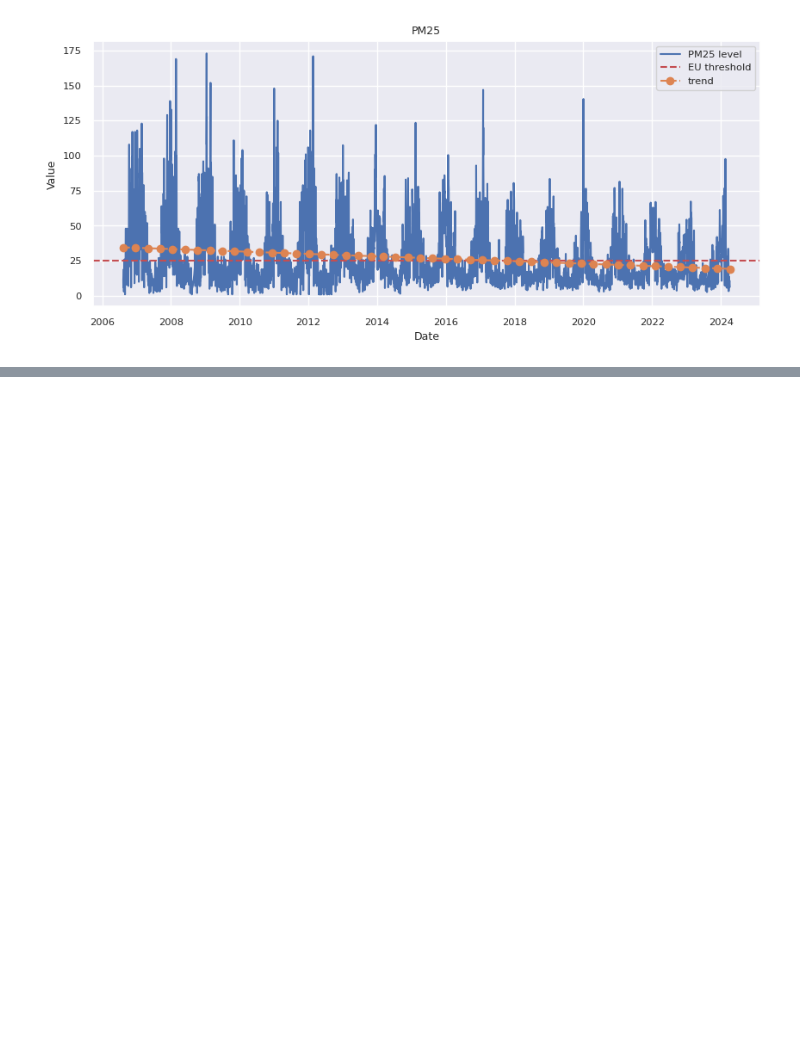
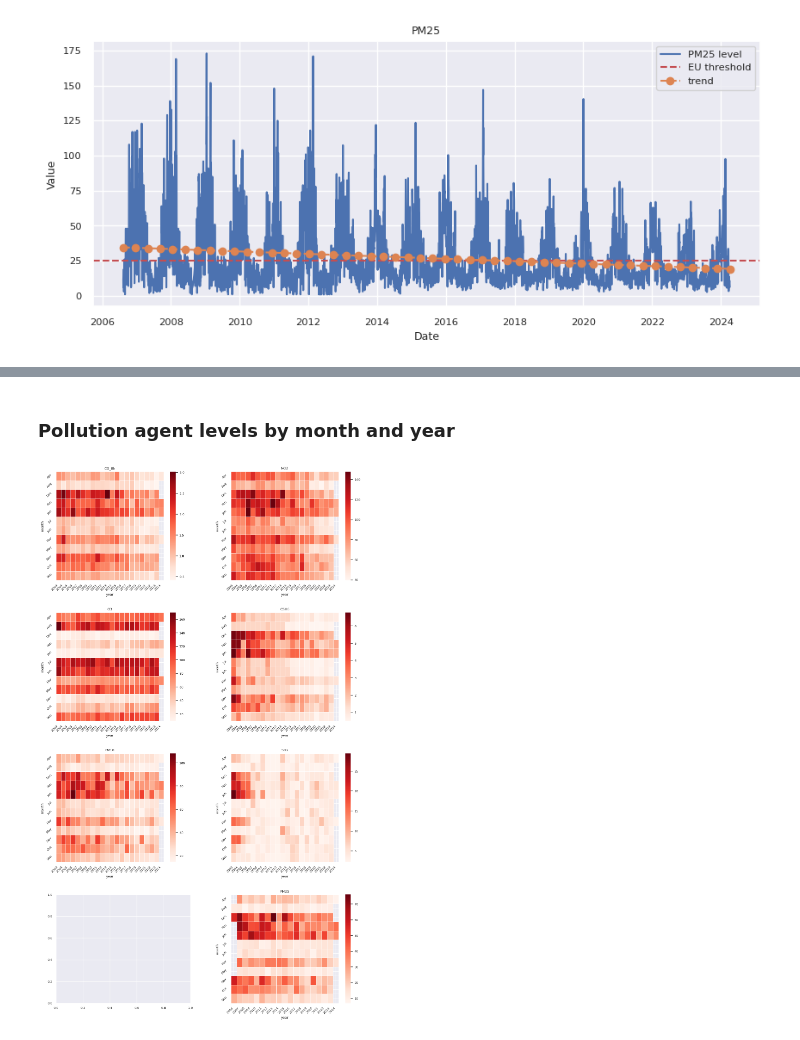
Before and after one commit to mrsalty/notebooks, a Jupyter notebook: eda-milan-air-pollution.ipynb, the cells around one changed output, grey strips where cells are left out. Drawn from its saved outputs; the diff is of its cells as text; code cells hidden in the pictures; blank space fills up the shorter version.

```diff
--- a/eda-milan-air-pollution.ipynb
+++ b/eda-milan-air-pollution.ipynb
@@ -170,0 +167,25 @@ for pa in pollution_agents:
+# %% [markdown]
+### Pollution agent levels by month and year
+# %%
+import calendar
+df_indexed_month_year = df[['data','inquinante','valore']]
+df_indexed_month_year['month'] = df_indexed_month_year["data"].dt.month
+df_indexed_month_year['year'] = df_indexed_month_year["data"].dt.year
+df_indexed_month_year = df_indexed_month_year.set_index(['month'])
+f,ax=plt.subplots(4,2,figsize=(12,20))
+f.tight_layout()
+f.subplots_adjust(hspace=0.3, wspace=0.3)
+sns.set(font_scale=0.75)
+
+for i,pa in enumerate(pollution_agents):
+    row = int(i/2)
+    col = int(i%2==0)
+    plt.title(pa)
+    df_indexed_month_year_pa = df_indexed_month_year[df_indexed_month_year['inquinante']==pa].groupby(['month','year'])['valore'].mean().reset_index(name ='valore')
+    df_indexed_month_year_pa['month'] = df_indexed_month_year_pa['month'].map(lambda x: f'{calendar.month_abbr[x]}')
+    sns.heatmap(df_indexed_month_year_pa.pivot(index='month', columns="year", values="valore"), linewidth=.5, ax=ax[row,col], cmap="Reds")
+    ax[row,col].set_title(pa)
+    ax[row,col].set_yticklabels(ax[row,col].get_yticklabels(), rotation=45, horizontalalignment='right');
+    ax[row,col].set_xticklabels(ax[row,col].get_xticklabels(), rotation=45, horizontalalignment='right');
+# %% [output]
+[figure, added]
```
Also changed, not shown: parts of 4 cells of this notebook.
